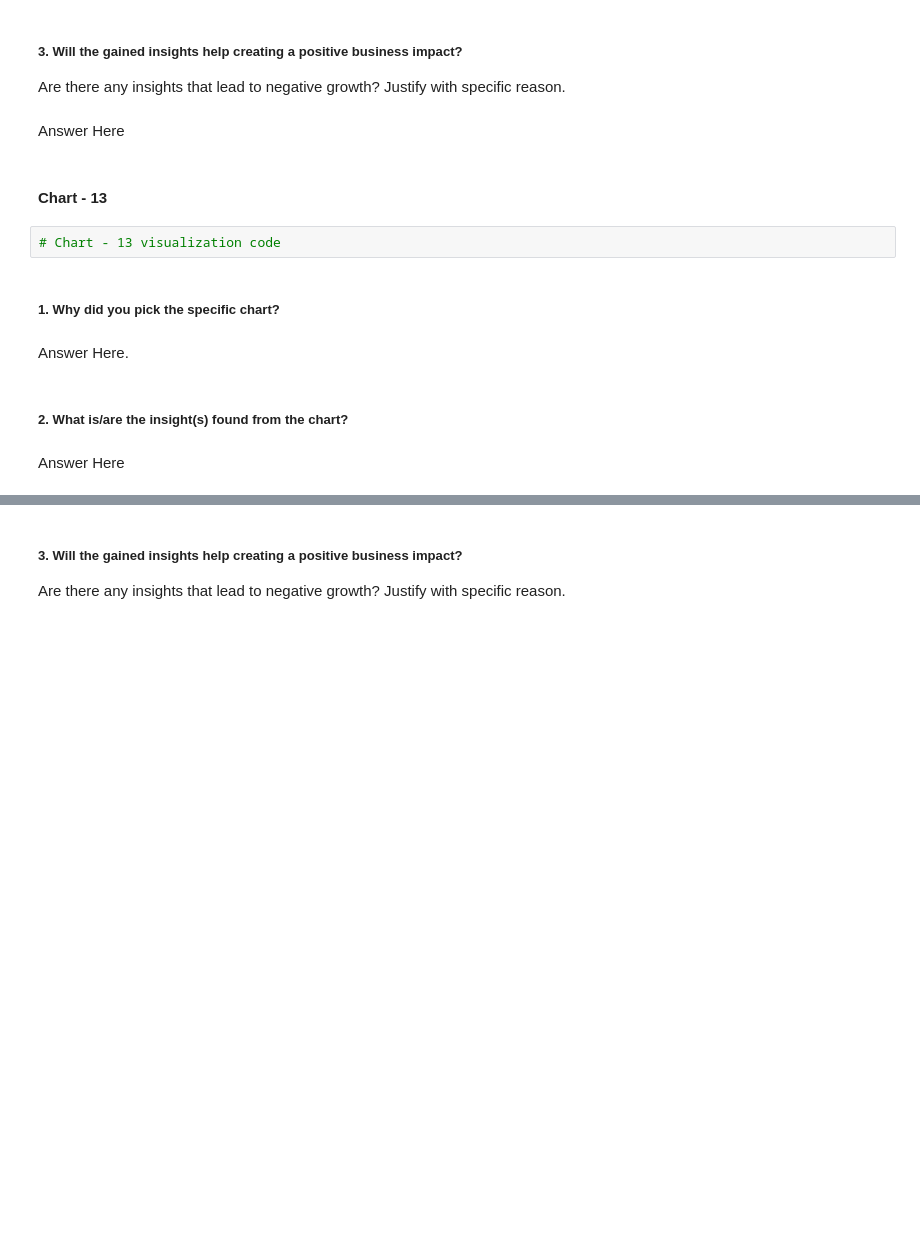
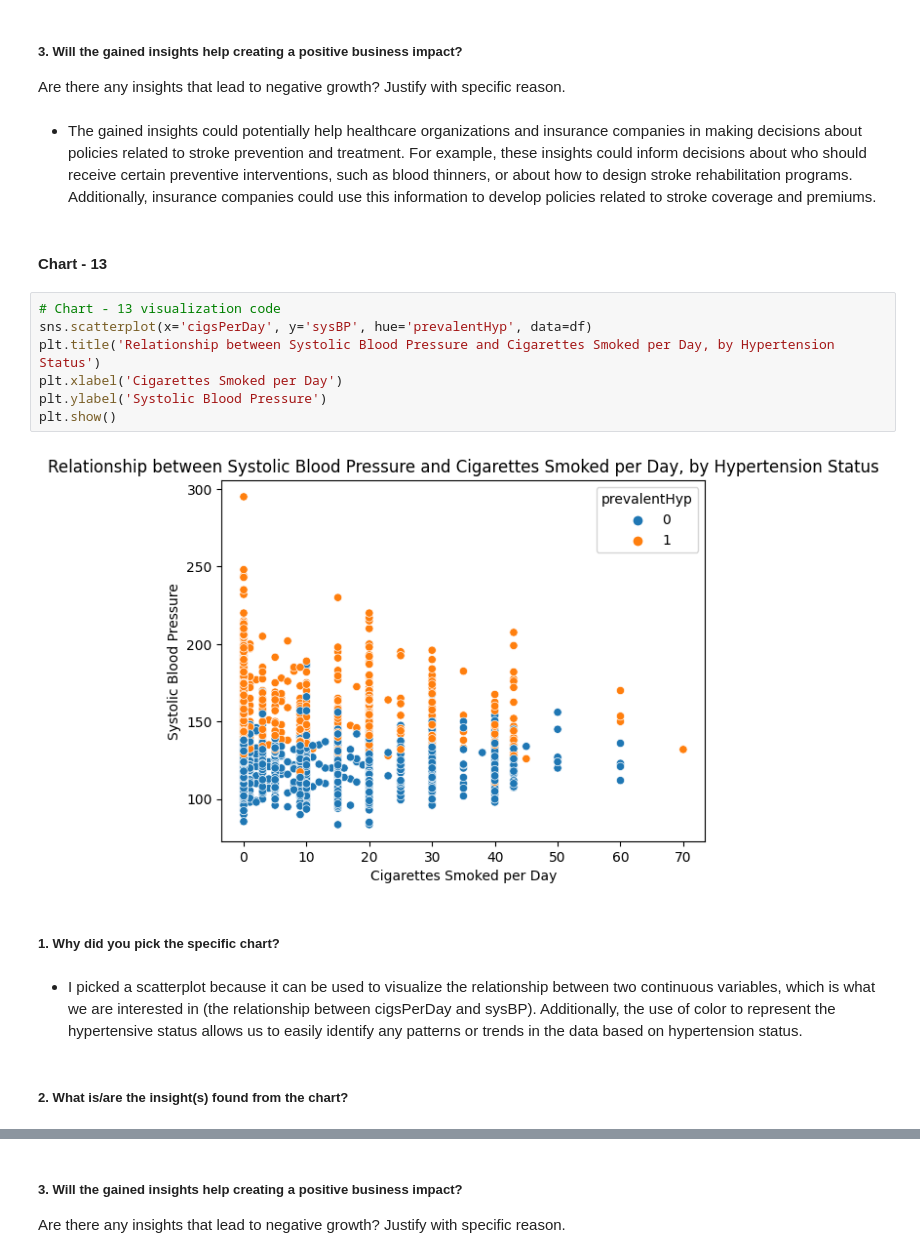
Before and after one commit to Navjotkhatri/CARDIOVASCULAR-RISK-PREDICTION, a Jupyter notebook: Cardiovascular_Risk_Prediction.ipynb, the cells around one changed output, grey strips where cells are left out. Drawn from its saved outputs; the diff is of its cells as text; blank space fills up the shorter version.

```diff
--- a/Cardiovascular_Risk_Prediction.ipynb
+++ b/Cardiovascular_Risk_Prediction.ipynb
@@ -718,17 +724,22 @@ Answer Here
 # %% [markdown]
 ##### 3. Will the gained insights help creating a positive business impact?
 Are there any insights that lead to negative growth? Justify with specific reason.
-# %% [markdown]
-Answer Here
+# %% [markdown]
+* The gained insights could potentially help healthcare organizations and insurance companies in making decisions about policies related to stroke prevention and treatment. For example, these insights could inform decisions about who should receive certain preventive interventions, such as blood thinners, or about how to design stroke rehabilitation programs. Additionally, insurance companies could use this information to develop policies related to stroke coverage and premiums.
 # %% [markdown]
 #### Chart - 13
-# %%
-# Chart - 13 visualization code
+# %%
+# Chart - 13 visualization code
+sns.scatterplot(x='cigsPerDay', y='sysBP', hue='prevalentHyp', data=df)
+plt.title('Relationship between Systolic Blood Pressure and Cigarettes Smoked per Day, by Hypertension Status')
+plt.xlabel('Cigarettes Smoked per Day')
+plt.ylabel('Systolic Blood Pressure')
+plt.show()
+# %% [output]
+[figure, added]
 # %% [markdown]
 ##### 1. Why did you pick the specific chart?
-# %% [markdown]
-Answer Here.
+# %% [markdown]
+* I picked a scatterplot because it can be used to visualize the relationship between two continuous variables, which is what we are interested in (the relationship between cigsPerDay and sysBP). Additionally, the use of color to represent the hypertensive status allows us to easily identify any patterns or trends in the data based on hypertension status.
 # %% [markdown]
 ##### 2. What is/are the insight(s) found from the chart?
-# %% [markdown]
-Answer Here
```
Also changed, not shown: parts of 21 cells of this notebook.
